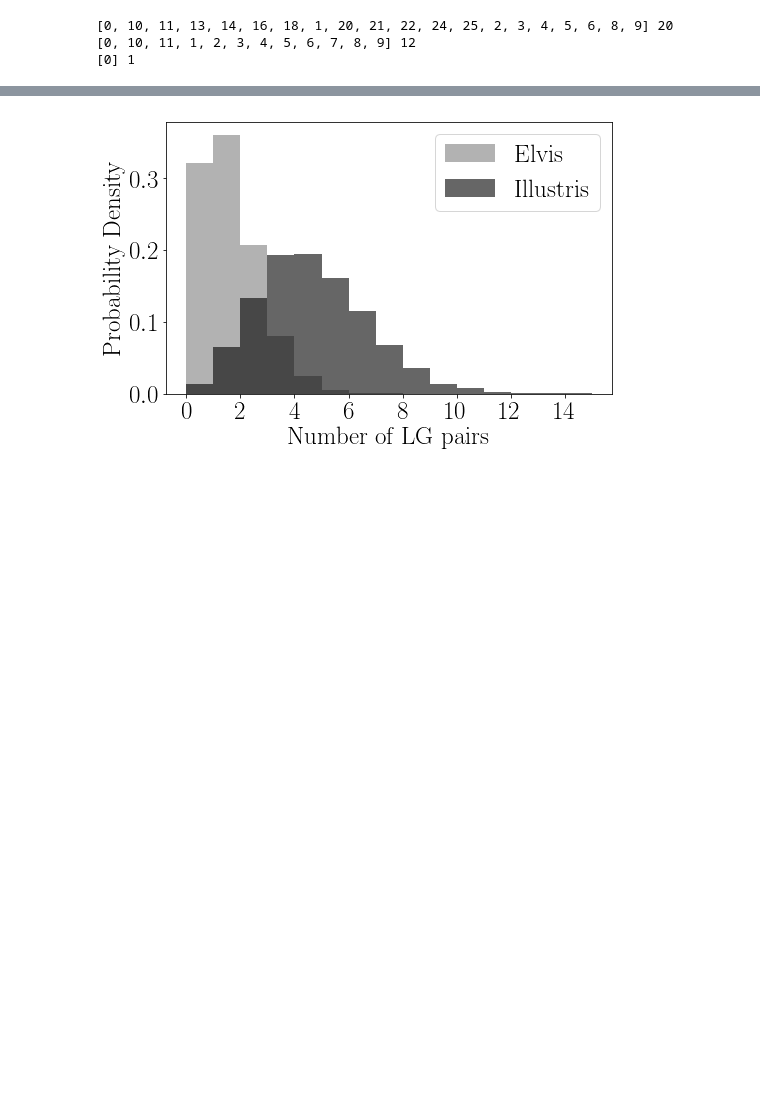
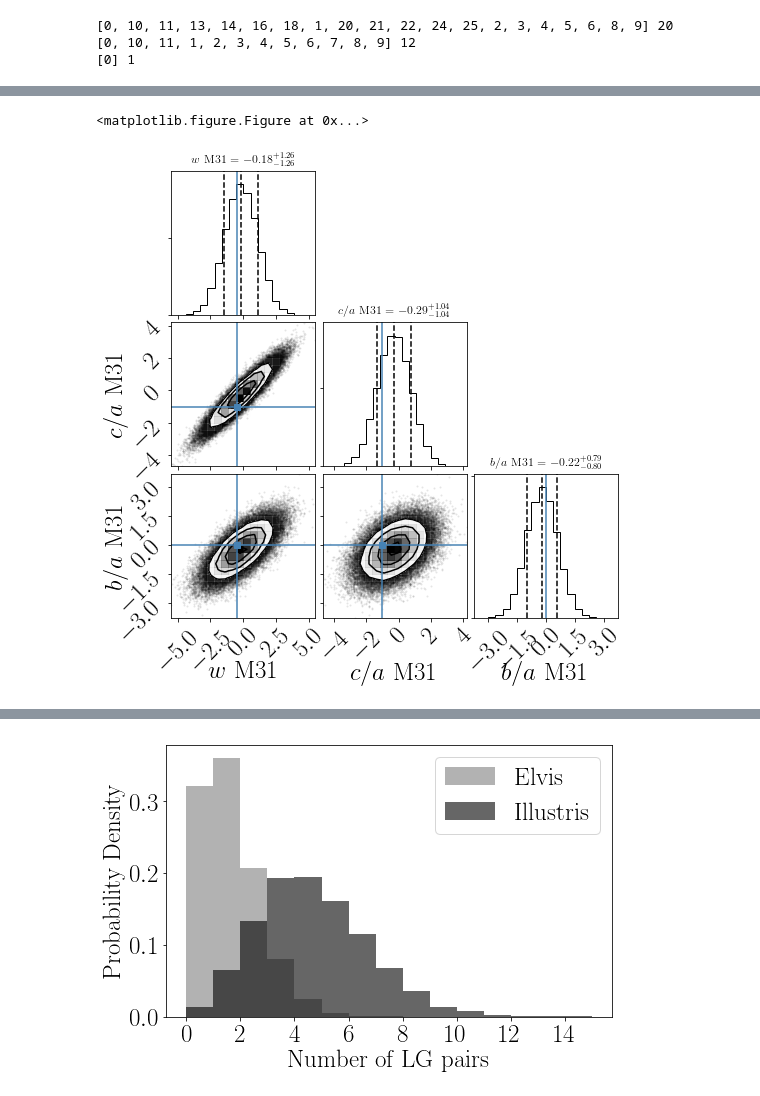
Before and after one commit to astroandes/SatelliteShapeLG, a Jupyter notebook: code/covariances.ipynb, the cells around one changed output, grey strips where cells are left out. Cells and saved outputs as stored; diff of their text form; code cells hidden in the pictures; blank space fills up the shorter version.

Commit message:
remake covariance plots

```diff
--- a/code/covariances.ipynb
+++ b/code/covariances.ipynb
@@ -138,23 +152,15 @@ def copy_experiment(experiment, id_to_remove=None):
 # %%
-def get_covariance_matrix(M31_sim, MW_sim, M31_obs, MW_obs):
+def covariance_and_mean(experiment):
     fields = {0:'width', 1:'ca_ratio', 2:'ba_ratio'}
     n_fields = len(fields)
-    data_sim = np.zeros((2*n_fields, len(M31_sim['width'])))
-    data_obs = np.zeros((2*n_fields, len(M31_obs['width'])))
-
+    n_points = points_in_experiment(experiment)
+    data_sim = np.zeros((n_fields, n_points))
     for i in range(n_fields):
         field = fields[i]
-        x_sim = (M31_sim[field] - M31_sim[field+'_random'])/M31_sim[field+'_random_sigma']
-        y_sim = (MW_sim[field] - MW_sim[field+'_random'])/MW_sim[field+'_random_sigma']
+        x_sim = (experiment[field] - experiment[field+'_random'])/experiment[field+'_random_sigma']
         data_sim[i,:] = x_sim[:]
-        data_sim[i+n_fields,:] = y_sim[:]
-
-        x_obs = (M31_obs[field] - M31_obs[field+'_random'])/M31_obs[field+'_random_sigma']
-        y_obs = (MW_obs[field] - MW_obs[field+'_random'])/MW_obs[field+'_random_sigma']
-        data_obs[i,:] = x_obs[:]
-        data_obs[i+n_fields,:] = y_obs[:]
 
     data_cov = np.cov(data_sim)
     data_mean = np.mean(data_sim, axis=1)
 
-    return {'covariance':data_cov, 'mean':data_mean, 'data_sim': data_sim, 'data_obs': data_obs, 'fields':fields}
+    return {'covariance':data_cov, 'mean':data_mean, 'fields':fields}
@@ -197,0 +197,7 @@ plt.colorbar()
+# %%
+cov_illustris_M31 = jacknife_covariance(M31_sim_vmax_sorted_illu)
+cov_illustris_MW = jacknife_covariance(MW_sim_vmax_sorted_illu)
+cov_elvis_M31 = jacknife_covariance(M31_sim_vmax_sorted_elvis)
+cov_elvis_MW = jacknife_covariance(MW_sim_vmax_sorted_elvis)
+M31_obs = get_data_obs(M31_obs_vmag_sorted)
+MW_obs = get_data_obs(MW_obs_vmag_sorted)
@@ -197,0 +232,21 @@ plt.colorbar()
+# %%
+data_random_elvis_M31 = np.random.multivariate_normal(cov_elvis_M31['mean'], cov_elvis_M31['covariance'], size=100000)
+data_random_illustris_M31 = np.random.multivariate_normal(cov_illustris_M31['mean'], cov_illustris_M31['covariance'], size=100000)
+data_random_elvis_MW = np.random.multivariate_normal(cov_elvis_MW['mean'], cov_elvis_MW['covariance'], size=100000)
+data_random_illustris_MW = np.random.multivariate_normal(cov_illustris_MW['mean'], cov_illustris_MW['covariance'], size=100000)
+# %%
+plt.figure(figsize=(8,5))
+plt.rc('text', usetex=True,)
+plt.rc('font', family='serif', size=25)
+# %% [output]
+<matplotlib.figure.Figure at 0x...>
+# %%
+figure = corner.corner(data_random_elvis_M31,
+                      quantiles=[0.16, 0.5, 0.84],
+                      labels=[r"$w$ M31", r"$c/a$ M31", r"$b/a$ M31"],
+                      show_titles=True, title_kwargs={"fontsize": 12},
+                      truths=M31_obs['data_obs'])
+filename = "../paper/gaussian_model_elvis_M31.pdf"
+plt.savefig(filename, bbox_inches='tight')
+# %% [output]
+[figure, added]
```
Also changed, not shown: parts of 12 cells of this notebook.
